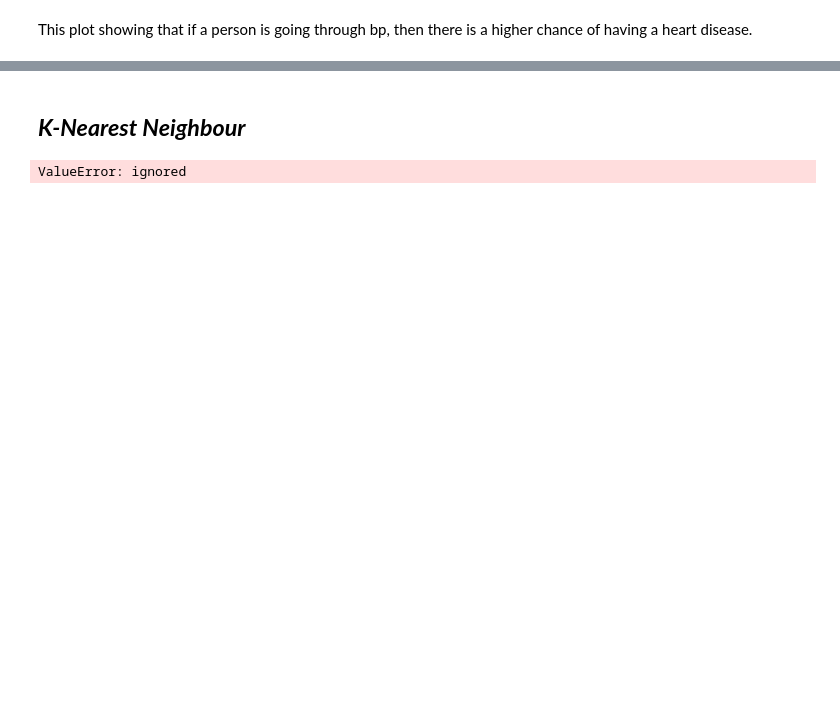
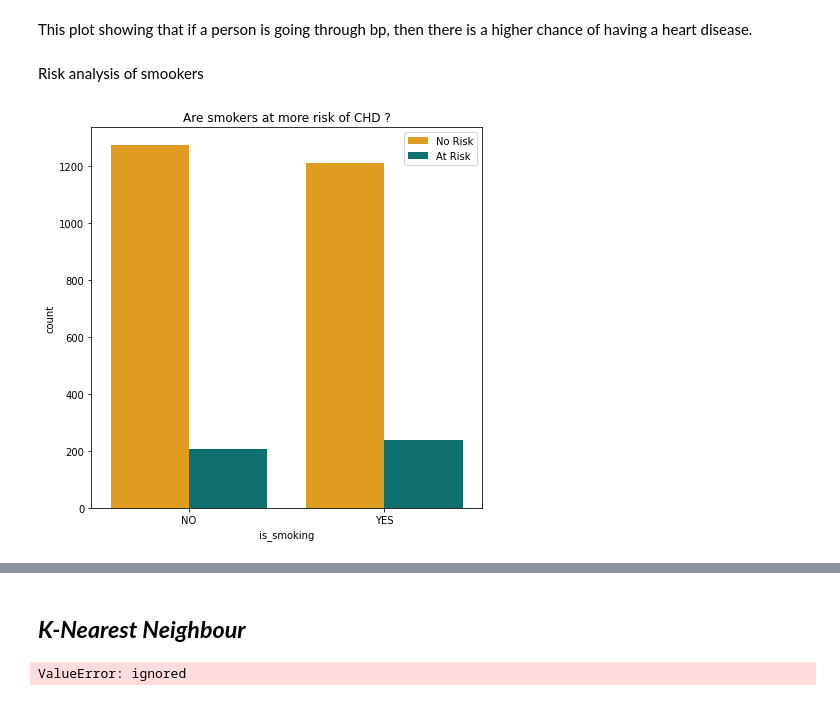
Before and after one commit to jogapritam/Cardiovascular-Risk-Prediction, a Jupyter notebook: Cardiovascular_Risk_Prediction_Jogapritam_Sahu.ipynb, the cells around one changed output, grey strips where cells are left out. Drawn from its saved outputs; the diff is of its cells as text; code cells hidden in the pictures; blank space fills up the shorter version.

```diff
--- a/Cardiovascular_Risk_Prediction_Jogapritam_Sahu.ipynb
+++ b/Cardiovascular_Risk_Prediction_Jogapritam_Sahu.ipynb
@@ -261,2 +264,13 @@ plt.show()
 # %% [markdown]
 This plot showing that if a person is going through bp, then there is a higher chance of having a heart disease.
+# %% [markdown]
+Risk analysis of smookers
+# %%
+my_palette = {0 : 'orange' , 1 : 'teal'}
+plt.figure(figsize = (7,7))
+sns.countplot(x = df['is_smoking'], hue = df['TenYearCHD'], palette = my_palette)
+plt.title("Are smokers at more risk of CHD ?")
+plt.legend(['No Risk','At Risk'])
+plt.show()
+# %% [output]
+[figure, added]
```
Also changed, not shown: parts of 12 cells of this notebook.
